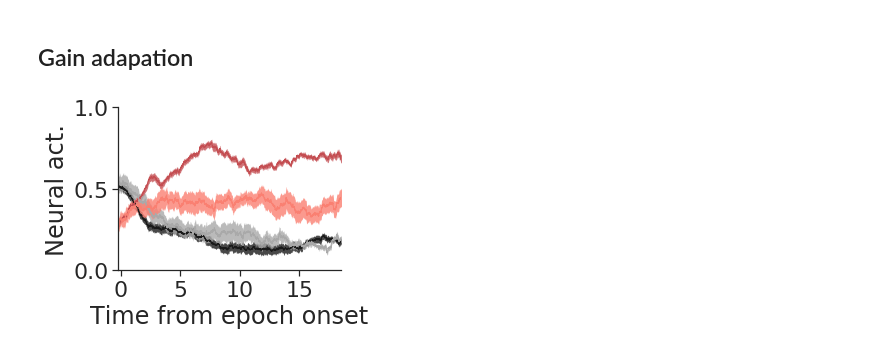
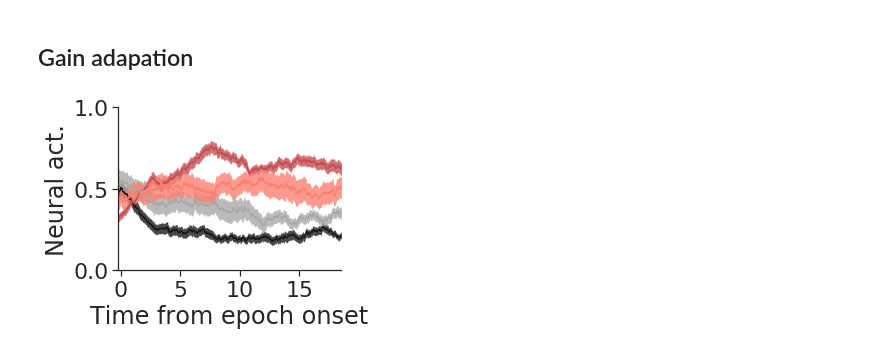
Before and after one commit to zqwei/DRN_voltage_analysis, a Jupyter notebook: Notebooks/gain_ablt_population_code_control.ipynb, the cells around one changed output. Drawn from its saved outputs; the diff is of its cells as text; code cells hidden in the pictures.

Commit message:
update ablation control results

```diff
--- a/Notebooks/gain_ablt_population_code_control.ipynb
+++ b/Notebooks/gain_ablt_population_code_control.ipynb
@@ -190,39 +190,36 @@ lda_high_ = np.array(high_list_)
 # %%
 # lda_low = lda_low/lda_high.max(axis=-1, keepdims=True)
 # lda_high = lda_high/lda_high.max(axis=-1, keepdims=True)
 plt.figure(figsize=(4, 3))
 tmin=-1
 tmax=19
 
-ave_ = np.mean(lda_low[valid], axis=0)
-sem_ = sem(lda_low[valid], axis=0)/3
+off_ = (lda_low+lda_high)[:,:6].mean(axis=-1)
+off_after = (lda_low_+lda_high_)[:,:6].mean(axis=-1)
+valid_after=np.abs(off_-off_after)<1
+
+ave_ = np.mean(lda_low[valid&valid_after], axis=0)
+sem_ = sem(lda_low[valid&valid_after], axis=0)/3
 shaded_errorbar(np.arange(tmin, tmax, 1/300), ave_, sem_, color='k')
 
-
-ave_ = np.mean(lda_high[valid], axis=0)
-sem_ = sem(lda_high[valid], axis=0)/3
+ave_ = np.mean(lda_high[valid&valid_after], axis=0)
+sem_ = sem(lda_high[valid&valid_after], axis=0)/3
 shaded_errorbar(np.arange(tmin, tmax, 1/300), ave_, sem_, color='r')
 
-off_ = (np.mean(lda_low[valid], axis=0)+np.mean(lda_high[valid], axis=0))/2
-off_ = off_[:6].mean()
-off_after = (np.mean(lda_low_[valid], axis=0)+np.mean(lda_high_[valid], axis=0))/2
-off_after = off_after[:6].mean()
-_ = off_ - off_after
-ave_ = np.mean(lda_low_[valid], axis=0)+_
-sem_ = sem(lda_low_[valid], axis=0)/3
+ave_ = np.mean(lda_low_[valid&valid_after], axis=0)
+sem_ = sem(lda_low_[valid&valid_after], axis=0)/3
 shaded_errorbar(np.arange(tmin, tmax, 1/300), ave_, sem_, color='darkgray')
 
-# ave_ = np.percentile(lda_high, 90, axis=0)
-ave_ = np.mean(lda_high_[valid], axis=0)+_
-sem_ = sem(lda_high_[valid], axis=0)/3
+ave_ = np.mean(lda_high_[valid&valid_after], axis=0)
+sem_ = sem(lda_high_[valid&valid_after], axis=0)/3
 shaded_errorbar(np.arange(tmin, tmax, 1/300), ave_, sem_, color='salmon')
 plt.xlim([-0.25, tmax-0.5])
 plt.ylim([0, 1.0])
 plt.xlabel('Time from epoch onset')
 plt.yticks(np.arange(0, 1.5, .5))
 plt.xticks(np.arange(0, 20, 5))
 plt.ylabel('Neural act.')
 sns.despine()
-plt.savefig('../Plots/population/gain_adaptation_ablt_se.pdf')
+plt.savefig('../Plots/population/gain_adaptation_ablt_control.pdf')
 # %% [output]
-[figure, old version]
+[figure, new version]
```
Also changed, not shown: parts of 1 cell of this notebook, 12 other files.
